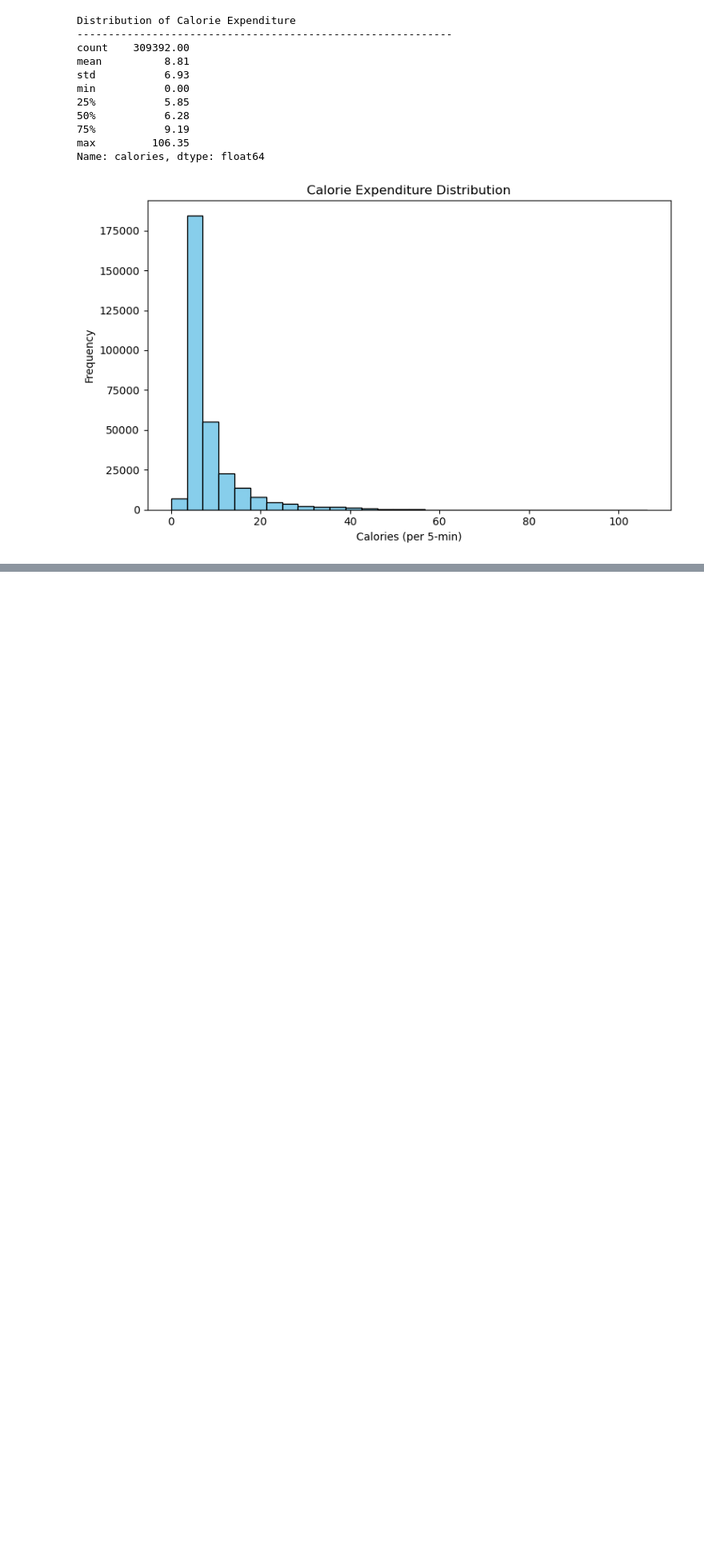
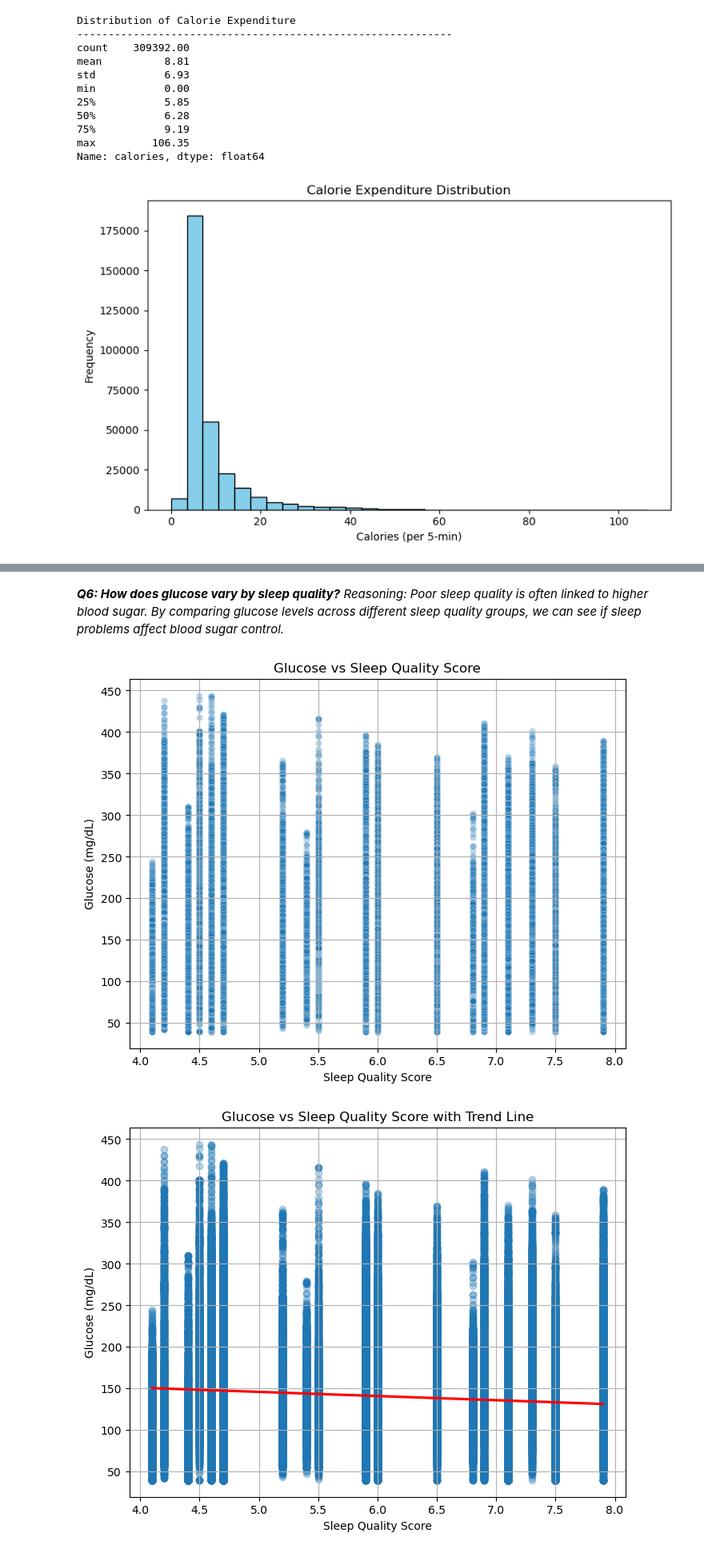
Before and after one commit to msdesh99/Python-Data-Analysis, a Jupyter notebook: Team11_PyQuester_Descriptive_Analysis.ipynb, the cells around one changed output, grey strips where cells are left out. Shown: that part at 80% size. Cells and saved outputs as stored; diff of their text form; code cells hidden in the pictures; blank space fills up the shorter version.

```diff
--- a/Team11_PyQuester_Descriptive_Analysis.ipynb
+++ b/Team11_PyQuester_Descriptive_Analysis.ipynb
@@ -193,0 +257,24 @@ Name: calories, dtype: float64
+# %% [markdown]
+***Q6: How does glucose vary by sleep quality?***
+*Reasoning: Poor sleep quality is often linked to higher blood sugar. By comparing glucose levels across different sleep quality groups, we can see if sleep problems affect blood sugar control.*
+# %%
+# Scatter plot: glucose vs sleep quality
+plt.figure(figsize=(8,6))
+sns.scatterplot(x='sleep_quality_score', y='glucose', data=df, alpha=0.3)
+plt.title('Glucose vs Sleep Quality Score')
+plt.xlabel('Sleep Quality Score')
+plt.ylabel('Glucose (mg/dL)')
+plt.grid(True)
+plt.show()
+
+# Regression line to show trend
+plt.figure(figsize=(8,6))
+sns.regplot(x='sleep_quality_score', y='glucose', data=df, scatter_kws={'alpha':0.3}, line_kws={'color':'red'})
+plt.title('Glucose vs Sleep Quality Score with Trend Line')
+plt.xlabel('Sleep Quality Score')
+plt.ylabel('Glucose (mg/dL)')
+plt.grid(True)
+plt.show()
+# %% [output]
+[figure, added]
+[figure, added]
```
Also changed, not shown: parts of 5 cells of this notebook.
